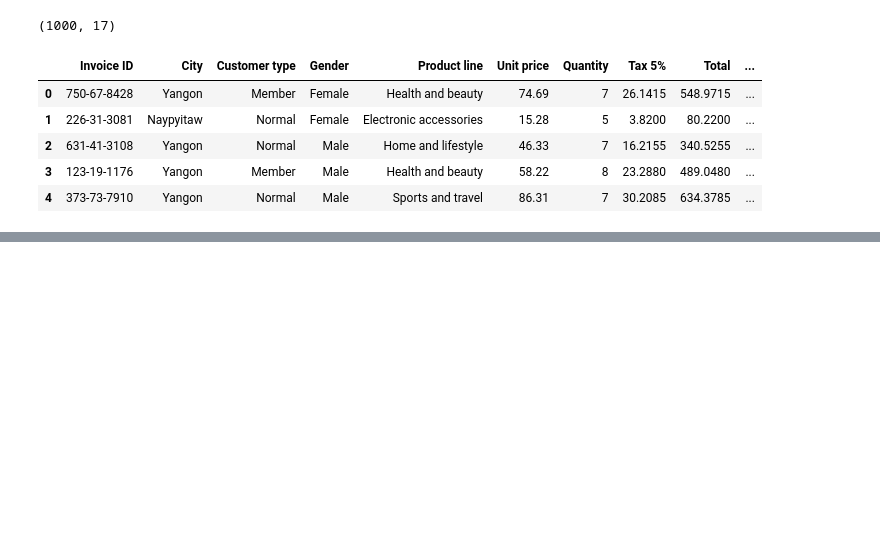
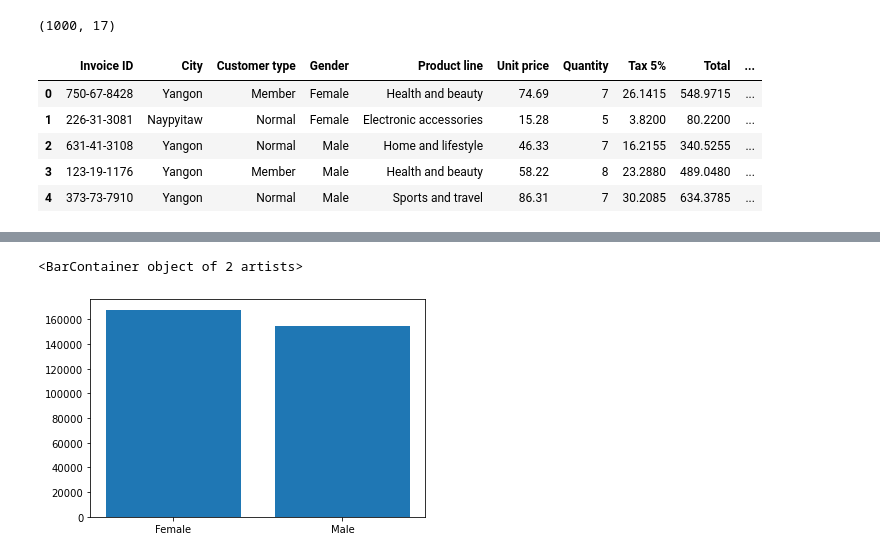
Before and after one commit to vrao1626/sales, a Jupyter notebook: Supermarket sale analysis.ipynb, the cells around one changed output, grey strips where cells are left out. Saved outputs shown, nothing was run; the diff lists cells and outputs as text; code cells hidden in the pictures; blank space fills up the shorter version.

```diff
--- a/Supermarket sale analysis.ipynb
+++ b/Supermarket sale analysis.ipynb
@@ -20,0 +223,5 @@ data.head()
+# %%
+plt.bar(gender,data.groupby(['Gender']).Total.sum())
+# %% [output]
+<BarContainer object of 2 artists>
+[figure, added]
```
Also changed, not shown: parts of 17 cells of this notebook.
